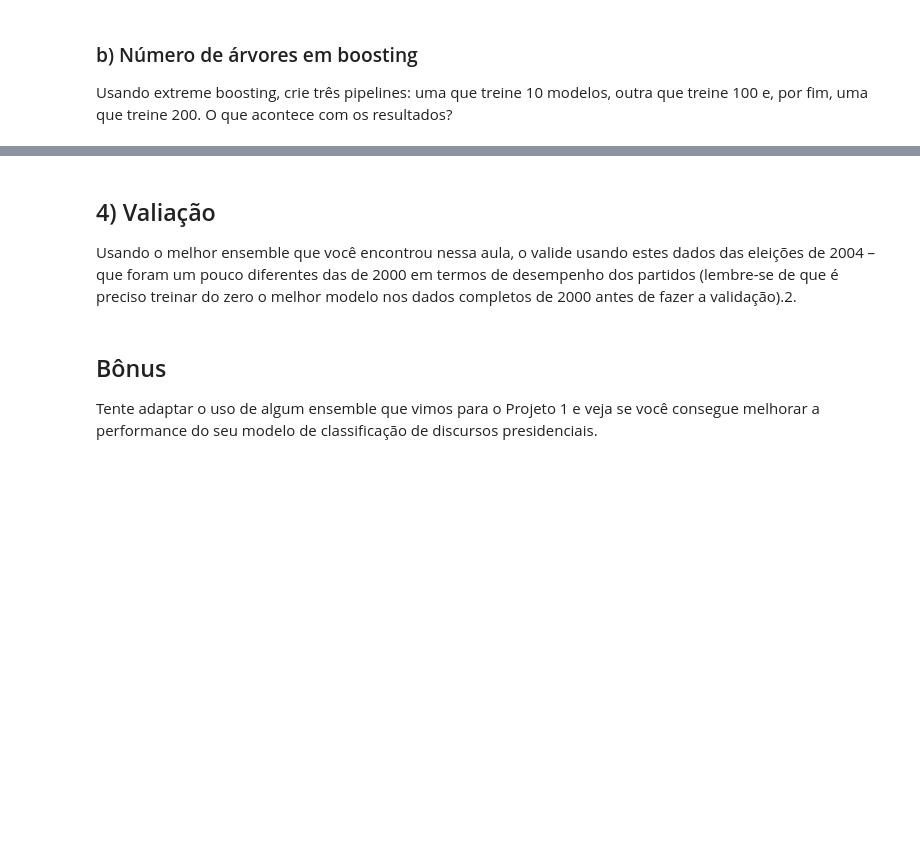
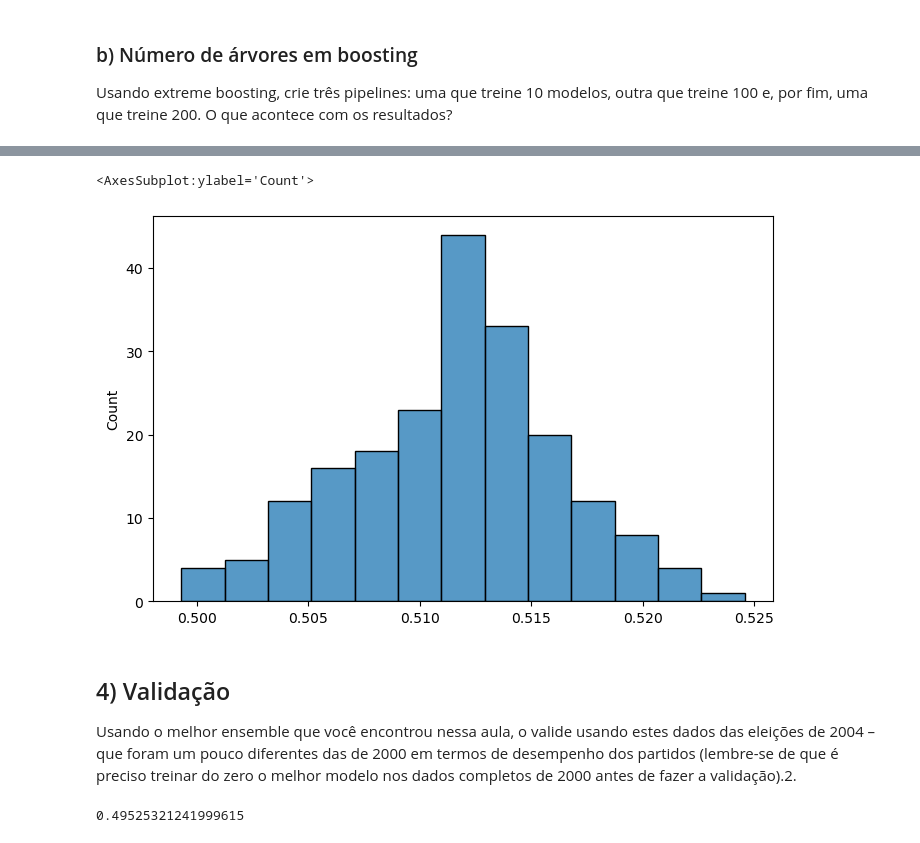
Before and after one commit to yltaba/dcp-machine-learning, a Jupyter notebook: aula_7/exercicios_aula_7.ipynb, the cells around one changed output, grey strips where cells are left out. Saved outputs shown, nothing was run; the diff lists cells and outputs as text; code cells hidden in the pictures; blank space fills up the shorter version.

```diff
--- a/aula_7/exercicios_aula_7.ipynb
+++ b/aula_7/exercicios_aula_7.ipynb
@@ -114,6 +236,8 @@ Usando extreme boosting, crie três pipelines: uma que treine 10 modelos, outra
+# %%
+sns.histplot(xgb_200)
+# %% [output]
+<AxesSubplot:ylabel='Count'>
+[figure, added]
 # %% [markdown]
-## 4) Valiação
+## 4) Validação
 Usando o melhor ensemble que você encontrou nessa aula, o valide usando estes dados das eleições de 2004 – que foram um pouco diferentes das de 2000 em termos de desempenho dos partidos (lembre-se de que é preciso treinar do zero o melhor modelo nos dados completos de 2000 antes de fazer a validação).2.
-# %% [markdown]
-## Bônus
-Tente adaptar o uso de algum ensemble que vimos para o Projeto 1 e veja se você consegue melhorar a performance do seu modelo de classificação de discursos presidenciais.
@@ -119,0 +247,24 @@ Tente adaptar o uso de algum ensemble que vimos para o Projeto 1 e veja se você
+# %%
+dados[['outros_partidos', 'pmdb_psdb_pfl']] = pd.get_dummies(dados.partido)
+
+dados_dummies = (
+    pd.concat([
+        dados,
+        pd.get_dummies(dados.uf)
+        ],
+        axis=1
+        )
+    )
+dados_dummies = dados_dummies.drop(['uf', 'coligacao', 'partido', 'outros_partidos'], axis=1)
+
+y = dados_dummies.pmdb_psdb_pfl
+X = dados_dummies.loc[:, dados_dummies.columns != 'pmdb_psdb_pfl']
+
+X_train, X_test, y_train, y_test = train_test_split(X, y, test_size=0.3)
+
+gb = GradientBoostingRegressor(n_estimators=50).fit(X_train, y_train)
+
+pred_gb = gb.predict(X_test)
+print(mean_squared_error(y_test, pred_gb, squared=False))
+# %% [output]
+0.49525321241999615
```
Also changed, not shown: parts of 14 cells of this notebook, 1 other file.
